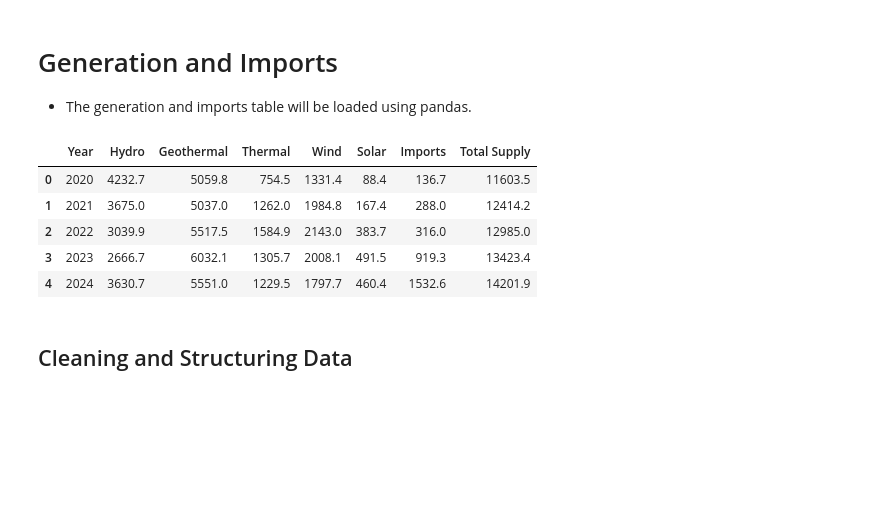
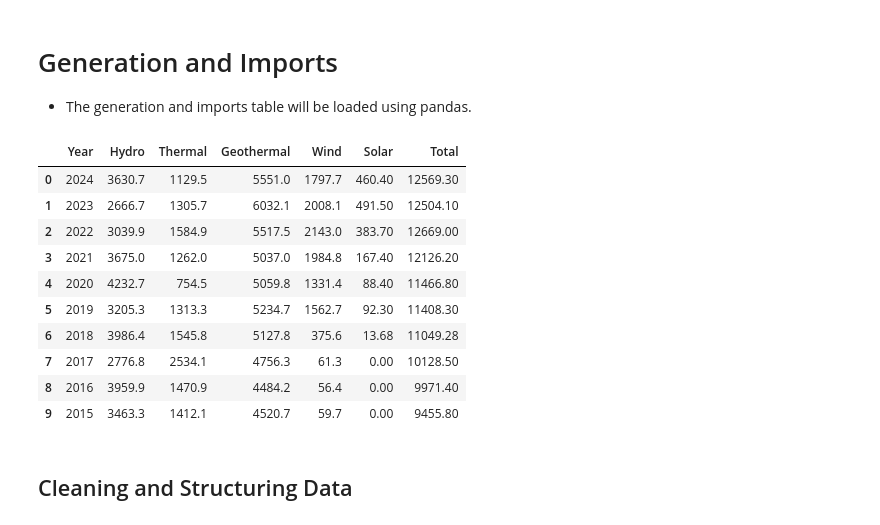
Before and after one commit to williamyego/kenya-energy-analysis, a Jupyter notebook: Kenya_Energy_Analysis(1976-2024).ipynb, the cells around one changed output. Cells and saved outputs as stored; diff of their text form; code cells hidden in the pictures; blank space fills up the shorter version.

```diff
--- a/Kenya_Energy_Analysis(2020-2024).ipynb
+++ b/Kenya_Energy_Analysis(1976-2024).ipynb
@@ -143,14 +143,19 @@ plt.show()
 - The generation and imports table will be loaded using pandas.
 # %%
 gen_df = pd.read_csv("generation_mix.csv")
-gen_df.head()
+gen_df.head(10)
 # %% [output]
-|  | Year | Hydro | Geothermal | Thermal | Wind | Solar | Imports | Total Supply |
-| 0 | 2020 | 4232.7 | 5059.8 | 754.5 | 1331.4 | 88.4 | 136.7 | 11603.5 |
-| 1 | 2021 | 3675.0 | 5037.0 | 1262.0 | 1984.8 | 167.4 | 288.0 | 12414.2 |
-| 2 | 2022 | 3039.9 | 5517.5 | 1584.9 | 2143.0 | 383.7 | 316.0 | 12985.0 |
-| 3 | 2023 | 2666.7 | 6032.1 | 1305.7 | 2008.1 | 491.5 | 919.3 | 13423.4 |
-| 4 | 2024 | 3630.7 | 5551.0 | 1229.5 | 1797.7 | 460.4 | 1532.6 | 14201.9 |
+|  | Year | Hydro | Thermal | Geothermal | Wind | Solar | Total |
+| 0 | 2024 | 3630.7 | 1129.5 | 5551.0 | 1797.7 | 460.40 | 12569.30 |
+| 1 | 2023 | 2666.7 | 1305.7 | 6032.1 | 2008.1 | 491.50 | 12504.10 |
+| 2 | 2022 | 3039.9 | 1584.9 | 5517.5 | 2143.0 | 383.70 | 12669.00 |
+| 3 | 2021 | 3675.0 | 1262.0 | 5037.0 | 1984.8 | 167.40 | 12126.20 |
+| 4 | 2020 | 4232.7 | 754.5 | 5059.8 | 1331.4 | 88.40 | 11466.80 |
+| 5 | 2019 | 3205.3 | 1313.3 | 5234.7 | 1562.7 | 92.30 | 11408.30 |
+| 6 | 2018 | 3986.4 | 1545.8 | 5127.8 | 375.6 | 13.68 | 11049.28 |
+| 7 | 2017 | 2776.8 | 2534.1 | 4756.3 | 61.3 | 0.00 | 10128.50 |
+| 8 | 2016 | 3959.9 | 1470.9 | 4484.2 | 56.4 | 0.00 | 9971.40 |
+| 9 | 2015 | 3463.3 | 1412.1 | 4520.7 | 59.7 | 0.00 | 9455.80 |
 # %% [markdown]
 ## Cleaning and Structuring Data
 # %%
```
Also changed, not shown: parts of 13 cells of this notebook, 1 other file.
